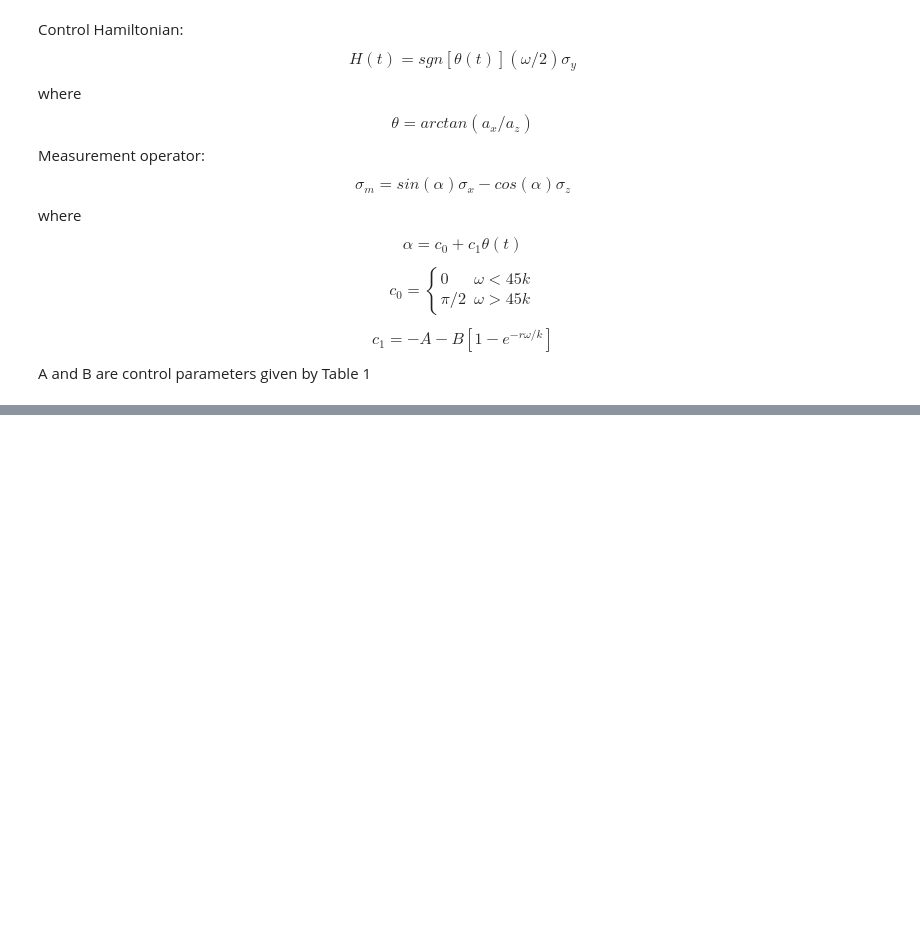
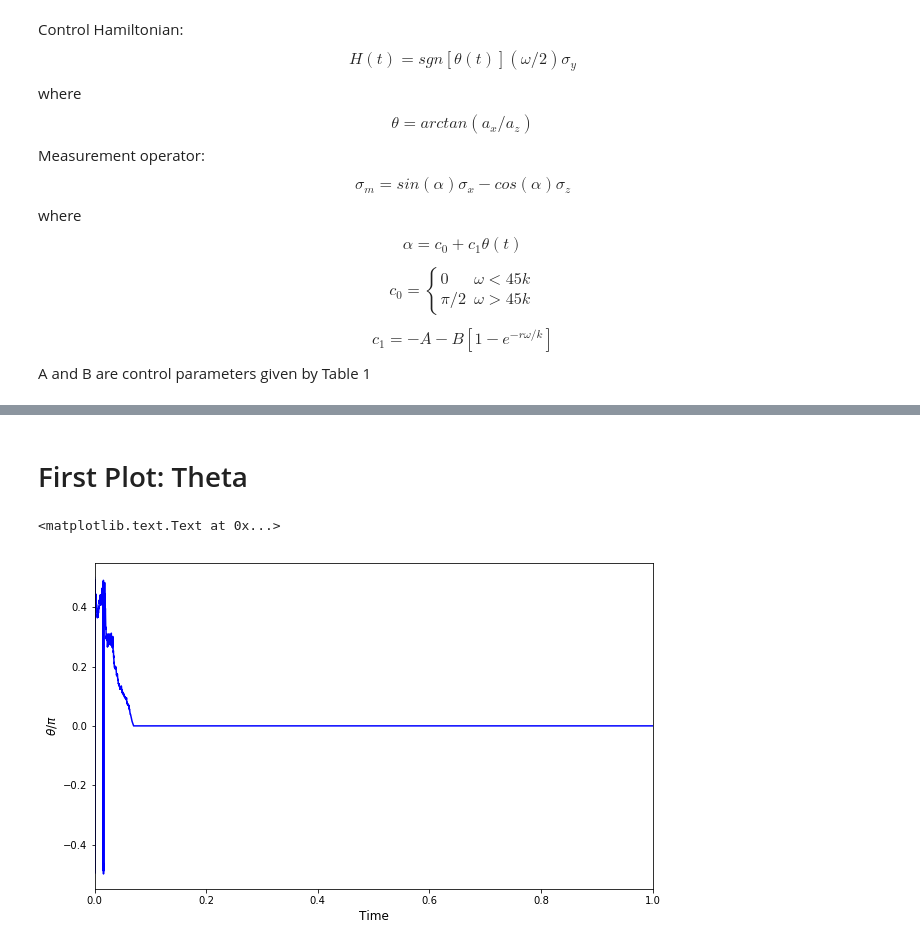
Before and after one commit to thiennm/ASCC, a Jupyter notebook: Reproduce - NJP 16 (2014) 093059 (Balouchi & Jacobs).ipynb, the cells around one changed output, grey strips where cells are left out. Cells and saved outputs as stored; diff of their text form; code cells hidden in the pictures; blank space fills up the shorter version.

```diff
--- a/Reproduce - NJP 16 (2014) 093059 (Balouchi & Jacobs).ipynb
+++ b/Reproduce - NJP 16 (2014) 093059 (Balouchi & Jacobs).ipynb
@@ -177,0 +179,12 @@ axes.set_title('Bloch-vector components', fontsize=12)
+# %% [markdown]
+# First Plot: Theta
+# %%
+#Plotting the results
+fig, axes = plt.subplots(1,1, figsize=(10,6))
+axes.plot(tlist, thetaR,'b')
+axes.set_xlim([tlist[0], tlist[tlist.size - 1]])
+axes.set_xlabel('Time', fontsize=12)
+axes.set_ylabel(r'$\theta/\pi$', fontsize=12)
+# %% [output]
+<matplotlib.text.Text at 0x...>
+[figure, added]
```
Also changed, not shown: parts of 14 cells of this notebook.
